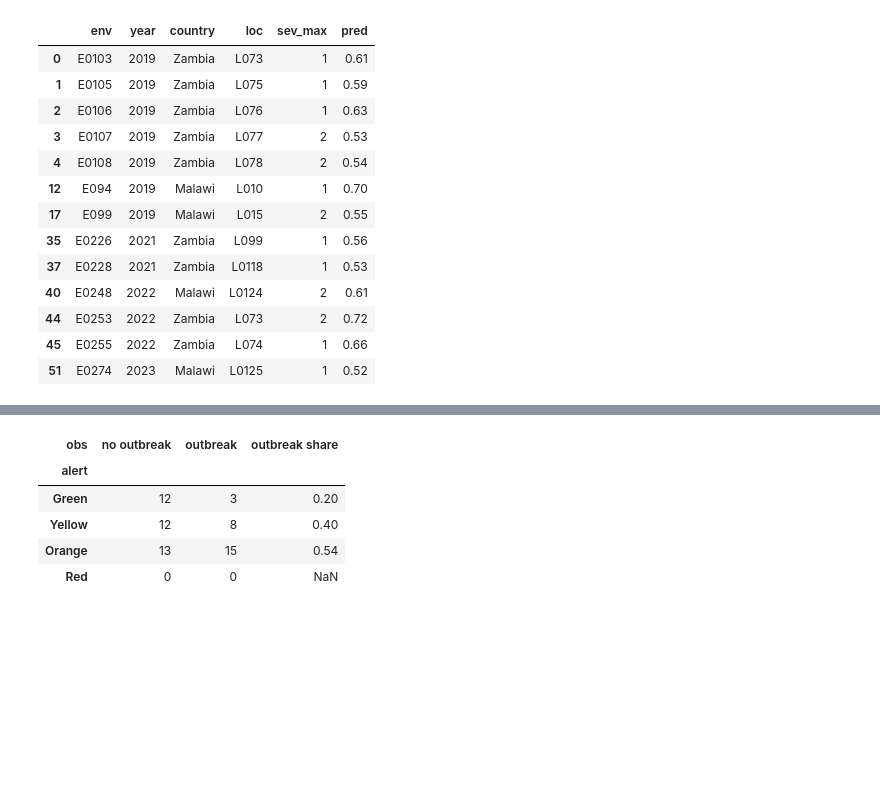
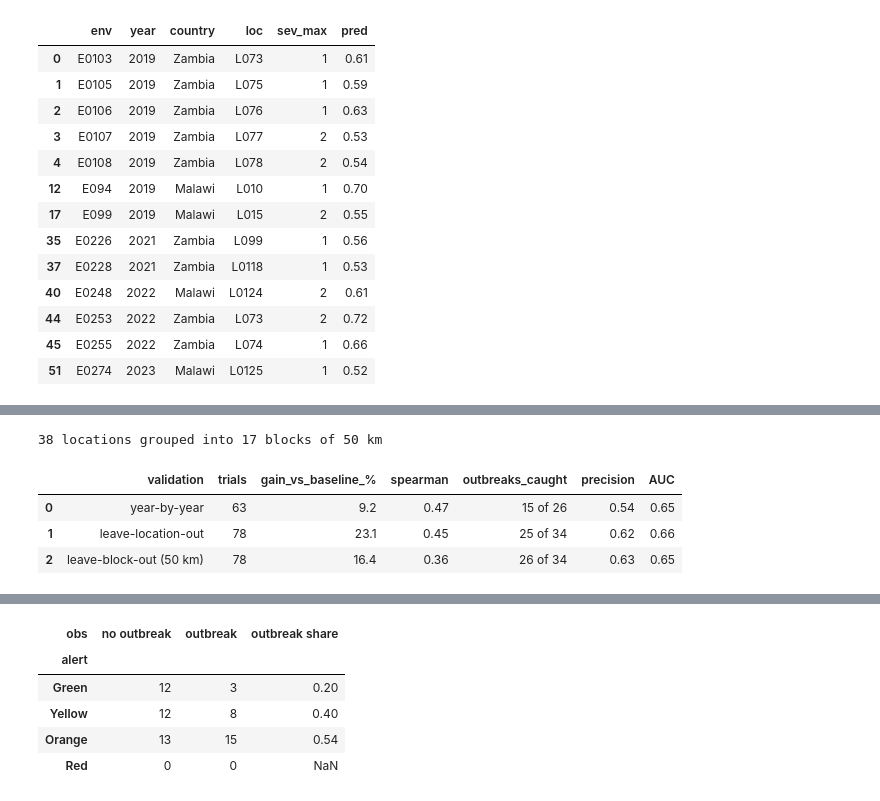
Before and after one commit to jovinvicent10/sbr-early-warning, a Jupyter notebook: notebooks/01_main_pipeline.ipynb, the cells around one changed output, grey strips where cells are left out. Cells and saved outputs as stored; diff of their text form; code cells hidden in the pictures; blank space fills up the shorter version.

```diff
--- a/notebooks/01_main_pipeline.ipynb
+++ b/notebooks/01_main_pipeline.ipynb
@@ -407,0 +423,52 @@ False alarms (no outbreak, probability >= 0.5):
+# %%
+from scipy.cluster.hierarchy import fcluster, linkage
+from scipy.spatial.distance import squareform
+
+def dist_km(lat1, lon1, lat2, lon2):
+    p = np.pi / 180
+    a = np.sin((lat2 - lat1) * p / 2) ** 2 + np.cos(lat1 * p) * np.cos(lat2 * p) * np.sin((lon2 - lon1) * p / 2) ** 2
+    return 12742 * np.arcsin(np.sqrt(a))
+
+locs = data.groupby('loc')[['lat', 'lon']].first()
+DL = dist_km(locs.lat.values[:, None], locs.lon.values[:, None], locs.lat.values, locs.lon.values)
+blocks = fcluster(linkage(squareform(DL, checks=False), 'single'), 50, 'distance')   # join locations closer than 50 km
+data['block'] = data['loc'].map(dict(zip(locs.index, blocks)))
+print(f'{data["loc"].nunique()} locations grouped into {data.block.nunique()} blocks of 50 km')
+
+def splits(scheme):
+    if scheme == 'year-by-year':
+        for ty in sorted(data.year.unique())[2:]:
+            yield data.year < ty, data.year == ty
+    else:
+        col = 'loc' if scheme == 'leave-location-out' else 'block'
+        for g in data[col].unique():
+            yield data[col] != g, data[col] == g
+
+def evaluate(feats, scheme):
+    rf = lambda: make_pipeline(SimpleImputer(strategy='median'),
+                 RandomForestRegressor(n_estimators=500, min_samples_leaf=4, max_features=0.5, random_state=42, n_jobs=-1))
+    lg = lambda: make_pipeline(SimpleImputer(strategy='median'), StandardScaler(),
+                 LogisticRegression(C=0.3, class_weight='balanced', max_iter=2000))
+    P = []
+    for tr, te in splits(scheme):
+        a, b = data[tr], data[te]
+        P.append(b[['env', 'severity', 'outbreak']].assign(
+            base=a.severity.mean(), sev=np.clip(rf().fit(a[feats], a.severity).predict(b[feats]), 1, 5),
+            prob=lg().fit(a[feats], a.outbreak).predict_proba(b[feats])[:, 1]))
+    P = pd.concat(P); rust = P.severity >= 1.5; flag = P.prob >= 0.5
+    mae_b, mae_m = np.abs(P.severity - P.base)[rust].mean(), np.abs(P.severity - P.sev)[rust].mean()
+    return {'trials': len(P), 'gain_vs_baseline_%': round((mae_b - mae_m) / mae_b * 100, 1),
+            'spearman': round(spearmanr(P.severity, P.sev)[0], 2),
+            'outbreaks_caught': f'{int((flag & (P.outbreak == 1)).sum())} of {int(P.outbreak.sum())}',
+            'precision': round((flag & (P.outbreak == 1)).sum() / max(flag.sum(), 1), 2),
+            'AUC': round(roc_auc_score(P.outbreak, P.prob), 2)}
+
+SCHEMES = ['year-by-year', 'leave-location-out', 'leave-block-out (50 km)']
+spatial = pd.DataFrame([{'validation': s, **evaluate(FEATURES, s)} for s in SCHEMES])
+display(spatial)
+# %% [output]
+38 locations grouped into 17 blocks of 50 km
+|  | validation | trials | gain_vs_baseline_% | spearman | outbreaks_caught | precision | AUC |
+| 0 | year-by-year | 63 | 9.2 | 0.47 | 15 of 26 | 0.54 | 0.65 |
+| 1 | leave-location-out | 78 | 23.1 | 0.45 | 25 of 34 | 0.62 | 0.66 |
+| 2 | leave-block-out (50 km) | 78 | 16.4 | 0.36 | 26 of 34 | 0.63 | 0.65 |
```
Also changed, not shown: parts of 7 cells of this notebook, 7 other files.
